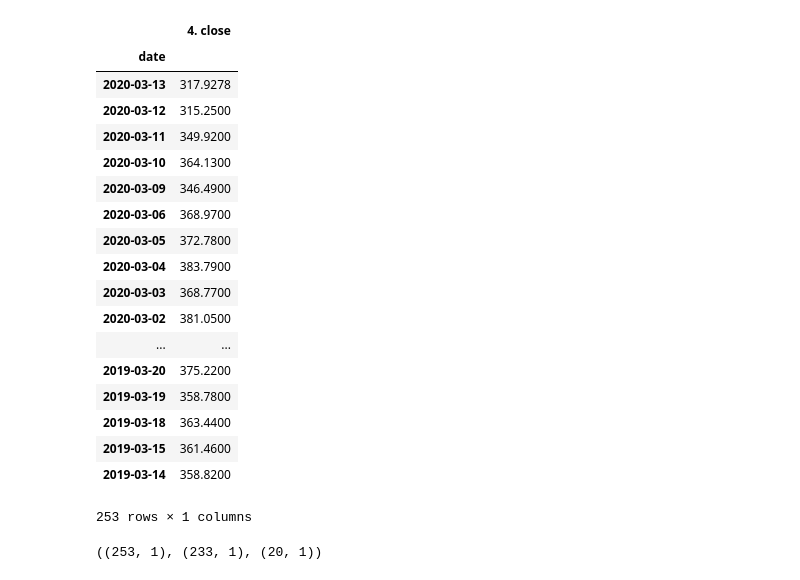
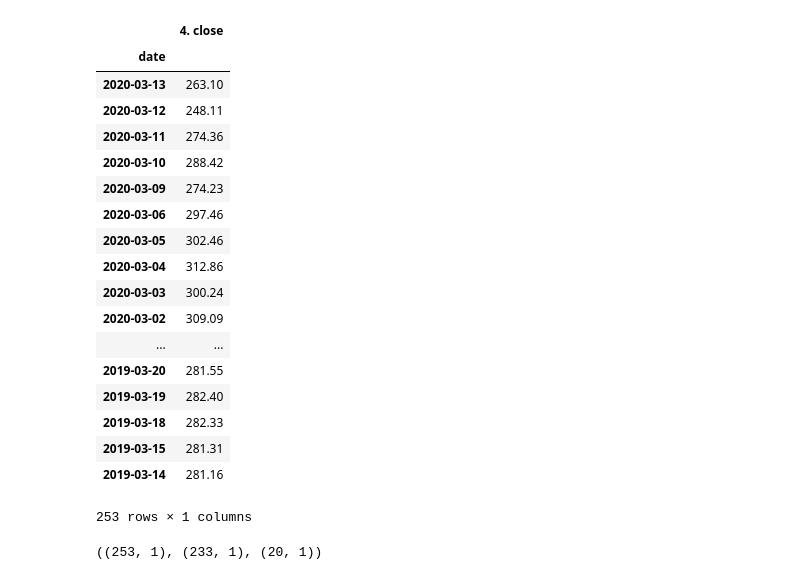
Before and after one commit to Racerx250/ece271bproject, a Jupyter notebook: Experiments_NFLX.ipynb, the cells around one changed output. Saved outputs shown, nothing was run; the diff lists cells and outputs as text; code cells hidden in the pictures.

```diff
--- a/Experiments_NFLX.ipynb
+++ b/Experiments_NFLX.ipynb
@@ -22,27 +22,27 @@ tf.compat.v1.random.set_random_seed(1234)
 # %%
 #df = pd.read_csv('../dataset/GOOG-year.csv')
 #df.head()
-df,_ = ts.get_daily(symbol='NFLX', outputsize='full')
+df,_ = ts.get_daily(symbol='SPY', outputsize='full')
 df.iloc[0:253, 3:4]
 # %% [output]
 |  | 4. close |
 | date |  |
-| 2020-03-13 | 317.9278 |
-| 2020-03-12 | 315.2500 |
-| 2020-03-11 | 349.9200 |
-| 2020-03-10 | 364.1300 |
-| 2020-03-09 | 346.4900 |
-| 2020-03-06 | 368.9700 |
-| 2020-03-05 | 372.7800 |
-| 2020-03-04 | 383.7900 |
-| 2020-03-03 | 368.7700 |
-| 2020-03-02 | 381.0500 |
+| 2020-03-13 | 263.10 |
+| 2020-03-12 | 248.11 |
+| 2020-03-11 | 274.36 |
+| 2020-03-10 | 288.42 |
+| 2020-03-09 | 274.23 |
+| 2020-03-06 | 297.46 |
+| 2020-03-05 | 302.46 |
+| 2020-03-04 | 312.86 |
+| 2020-03-03 | 300.24 |
+| 2020-03-02 | 309.09 |
 | ... | ... |
-| 2019-03-20 | 375.2200 |
-| 2019-03-19 | 358.7800 |
-| 2019-03-18 | 363.4400 |
-| 2019-03-15 | 361.4600 |
-| 2019-03-14 | 358.8200 |
+| 2019-03-20 | 281.55 |
+| 2019-03-19 | 282.40 |
+| 2019-03-18 | 282.33 |
+| 2019-03-15 | 281.31 |
+| 2019-03-14 | 281.16 |
 253 rows × 1 columns
 # %%
 minmax = MinMaxScaler().fit(df.iloc[0:253, 3:4].astype('float32')) # Close index
```
Also changed, not shown: parts of 32 cells of this notebook, 1 other file.
